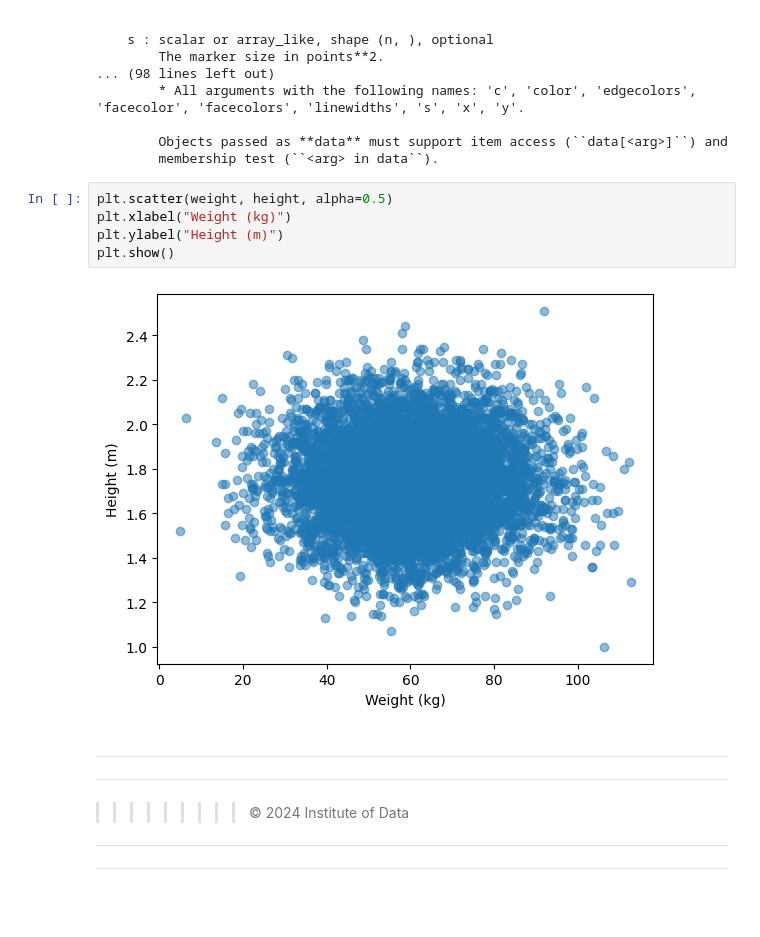
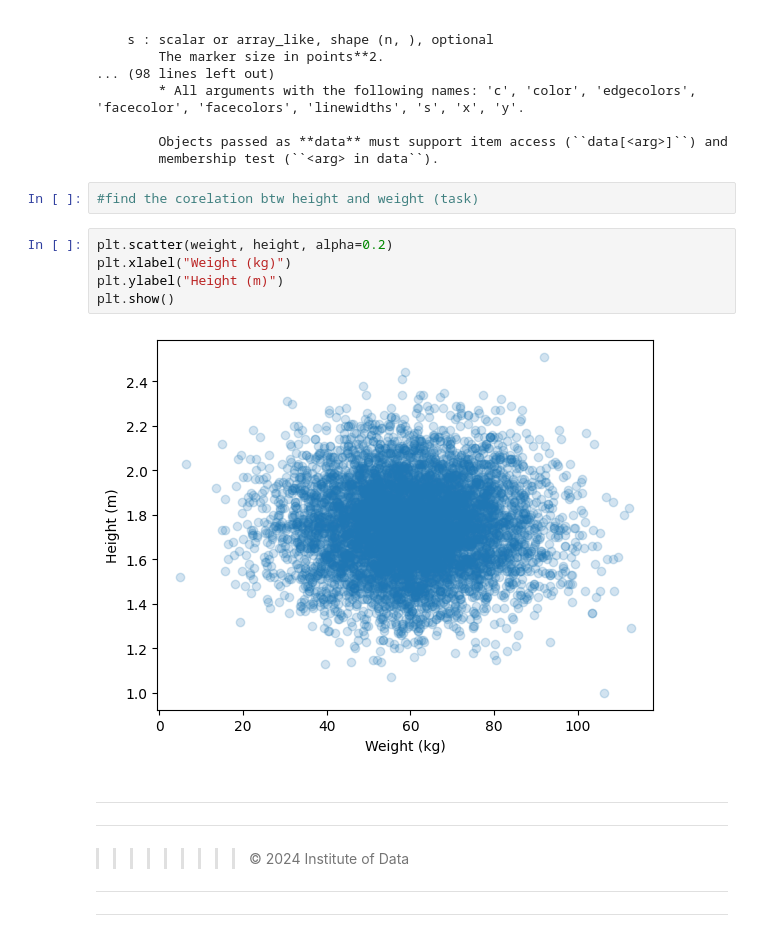
Before and after one commit to sameerhingoro/IOD, a Jupyter notebook: Lab 1/IOD_Lab_1_1_2_NumPy.ipynb, the cells around one changed output. Cells and saved outputs as stored; diff of their text form; blank space fills up the shorter version.

```diff
--- a/Lab 1/IOD_Lab_1_1_2_NumPy.ipynb
+++ b/Lab 1/IOD_Lab_1_1_2_NumPy.ipynb
@@ -336,13 +336,15 @@ scatter(x, y, s=None, c=None, marker=None, cmap=None, norm=None, vmin=None, vmax
 
         Objects passed as **data** must support item access (``data[<arg>]``) and
         membership test (``<arg> in data``).
+# %%
+#find the corelation btw height and weight (task)
 # %%
-plt.scatter(weight, height, alpha=0.5)
+plt.scatter(weight, height, alpha=0.2)
 plt.xlabel("Weight (kg)")
 plt.ylabel("Height (m)")
 plt.show()
 # %% [output]
-[figure, old version]
+[figure, new version]
 # %% [markdown]
 
 
```
